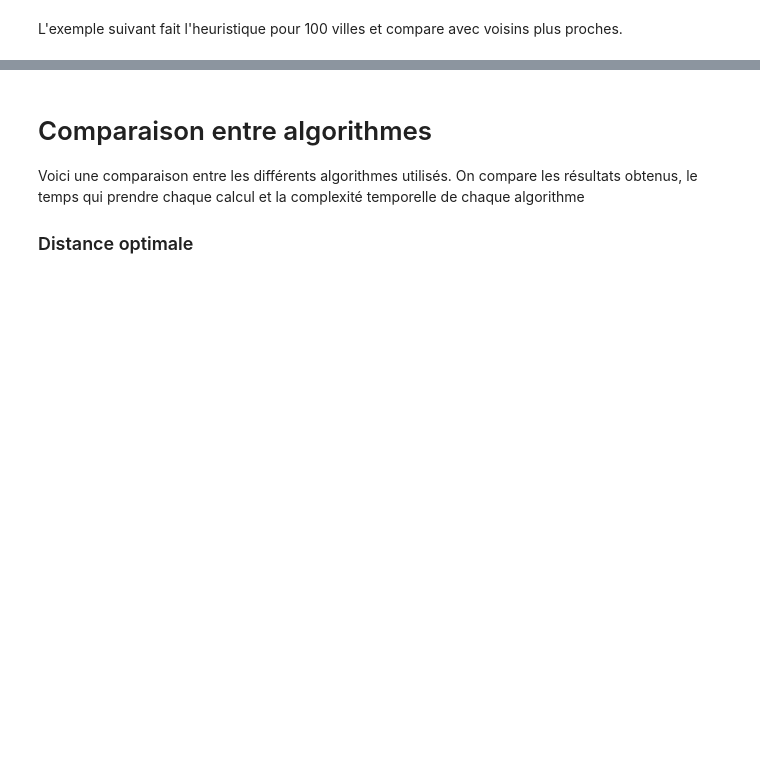
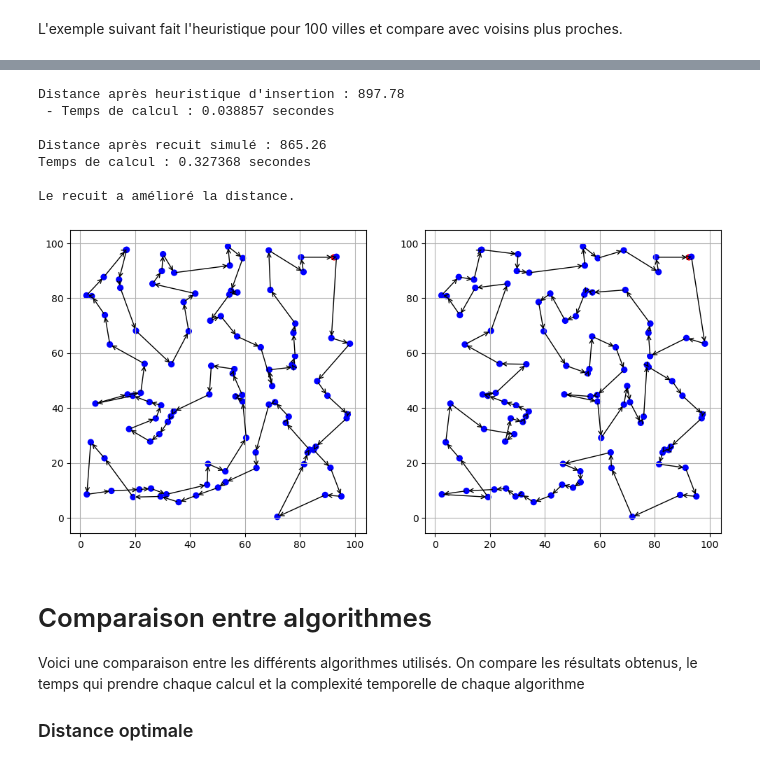
Before and after one commit to grvaldes/EADS-projet-mathematique, a Jupyter notebook: Python/notebook_combine.ipynb, the cells around one changed output, grey strips where cells are left out. Drawn from its saved outputs; the diff is of its cells as text; code cells hidden in the pictures; blank space fills up the shorter version.

```diff
--- a/Python/notebook_combine.ipynb
+++ b/Python/notebook_combine.ipynb
@@ -438,3 +513,49 @@ some
+# %%
+villes = gen_villes(100, seed=23)
+matrice = constr_matrice_distances(villes)
+start_insert = time.time()
+chemin_init, distance_insert = heuristique_insert(villes, matrice)
+end_insert = time.time()
+time_insert = end_insert - start_insert
+
+print("Distance après heuristique d'insertion :", round(distance_insert, 2))
+print(" - Temps de calcul :", round(time_insert, 6), "secondes\n")
+
+start_rs = time.time()
+chemin_rs, distance_rs = recuit_simule(matrice, chemin_init)
+end_rs = time.time()
+time_rs = end_rs - start_rs
+
+print("Distance après recuit simulé :", round(distance_rs, 2))
+print("Temps de calcul :", round(time_rs, 6), "secondes\n")
+
+distance_init = longueur_chemin(matrice, chemin_init)
+if round(distance_rs, 2) >= round(distance_init, 2):
+    print("Le recuit n’a pas amélioré la distance.")
+else:
+    print("Le recuit a amélioré la distance.")
+
+fig = plt.figure(figsize=(12,6))
+ax1 = plt.subplot(1,2,1)
+ax2 = plt.subplot(1,2,2)
+ax1.grid(True)
+ax2.grid(True)
+afficher_chemin_oriente(villes, chemin_init, radius=1, embedded=True, axis=ax1)
+afficher_chemin_oriente(villes, chemin_rs, radius=1, embedded=True, axis=ax2)
+ax1.set_aspect('equal', 'box')
+ax2.set_aspect('equal', 'box')
+ax1.autoscale()
+ax2.autoscale()
+plt.savefig("../Memoire/images/recuit_simule.pdf", format="pdf")
+# %% [output]
+Distance après heuristique d'insertion : 897.78
+ - Temps de calcul : 0.038857 secondes
+
+Distance après recuit simulé : 865.26
+Temps de calcul : 0.327368 secondes
+
+Le recuit a amélioré la distance.
+[figure, added]
 # %% [markdown]
 # Comparaison entre algorithmes
 Voici une comparaison entre les différents algorithmes utilisés. On compare les résultats obtenus, le temps qui prendre chaque calcul et la complexité temporelle de chaque algorithme
```
Also changed, not shown: parts of 16 cells of this notebook, 8 other files.
